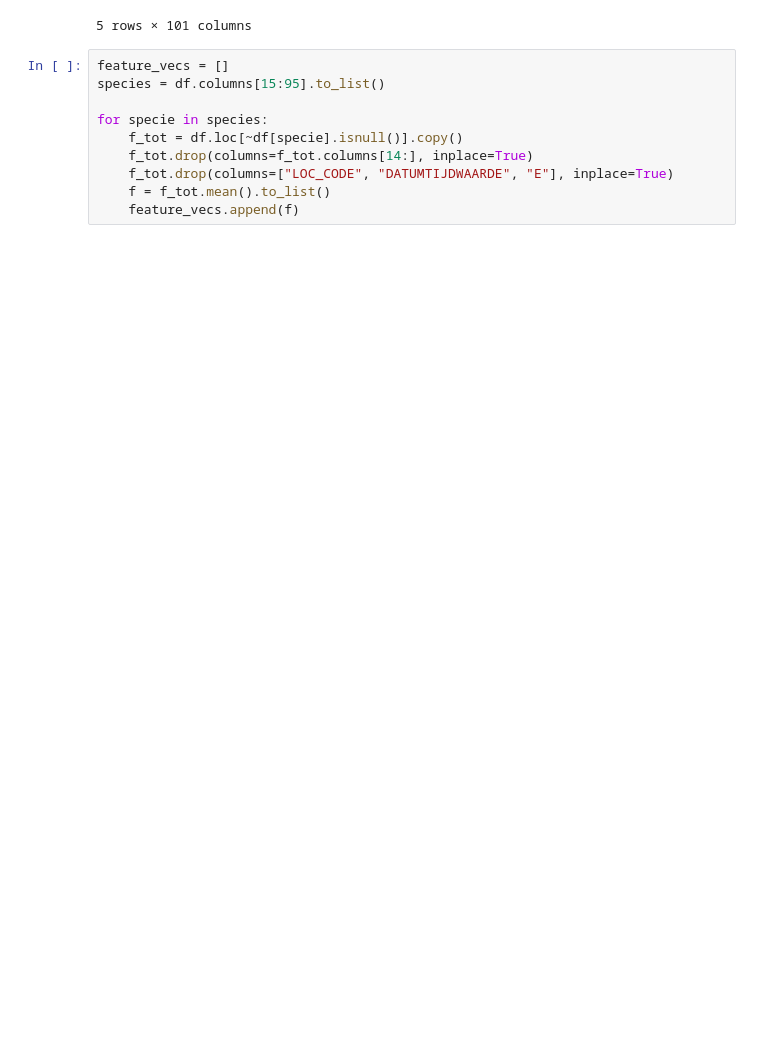
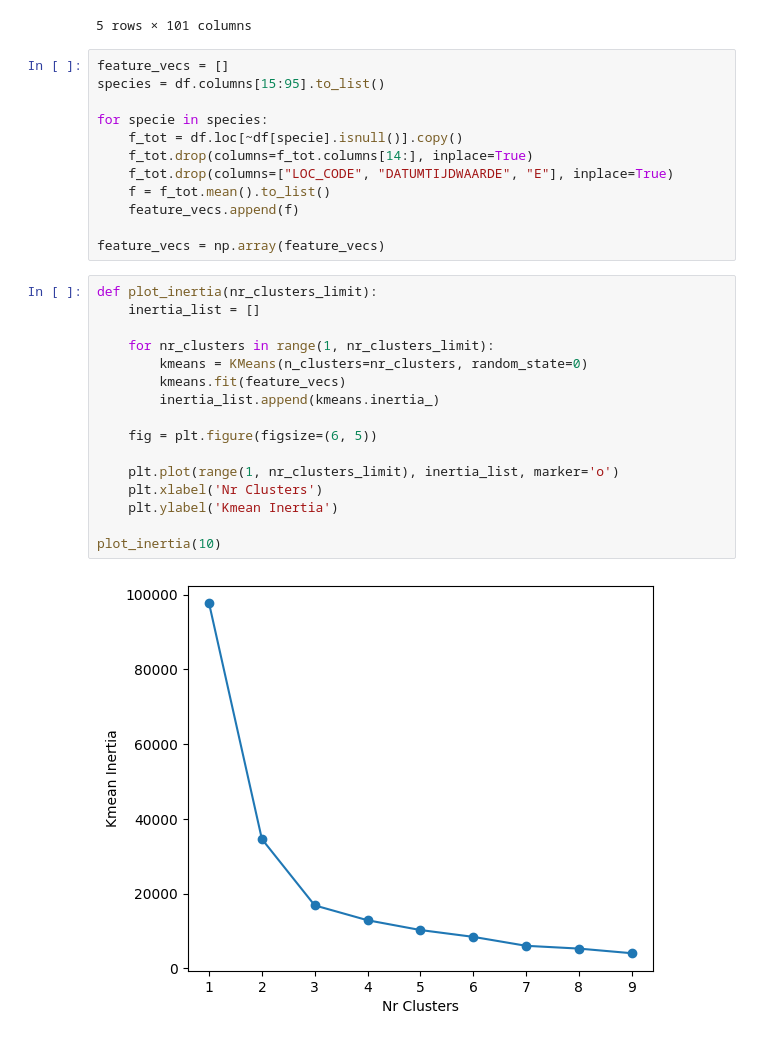
Before and after one commit to JinseiSteven/Phytoplankton-Prediction-Project, a Jupyter notebook: scripts/k-means.ipynb, the cells around one changed output. Cells and saved outputs as stored; diff of their text form; blank space fills up the shorter version.

Commit message:
Added elbow method to kmeans

```diff
--- a/scripts/k-means.ipynb
+++ b/scripts/k-means.ipynb
@@ -26,4 +25,24 @@ for specie in species:
     f_tot.drop(columns=["LOC_CODE", "DATUMTIJDWAARDE", "E"], inplace=True)
     f = f_tot.mean().to_list()
     feature_vecs.append(f)
+
+feature_vecs = np.array(feature_vecs)
+# %%
+def plot_inertia(nr_clusters_limit):
+    inertia_list = []
+
+    for nr_clusters in range(1, nr_clusters_limit):
+        kmeans = KMeans(n_clusters=nr_clusters, random_state=0)
+        kmeans.fit(feature_vecs)
+        inertia_list.append(kmeans.inertia_)
+
+    fig = plt.figure(figsize=(6, 5))
+
+    plt.plot(range(1, nr_clusters_limit), inertia_list, marker='o')
+    plt.xlabel('Nr Clusters')
+    plt.ylabel('Kmean Inertia')
+
+plot_inertia(10)
+# %% [output]
+[figure, added]
 # %%
```
Also changed, not shown: parts of 2 cells of this notebook.
